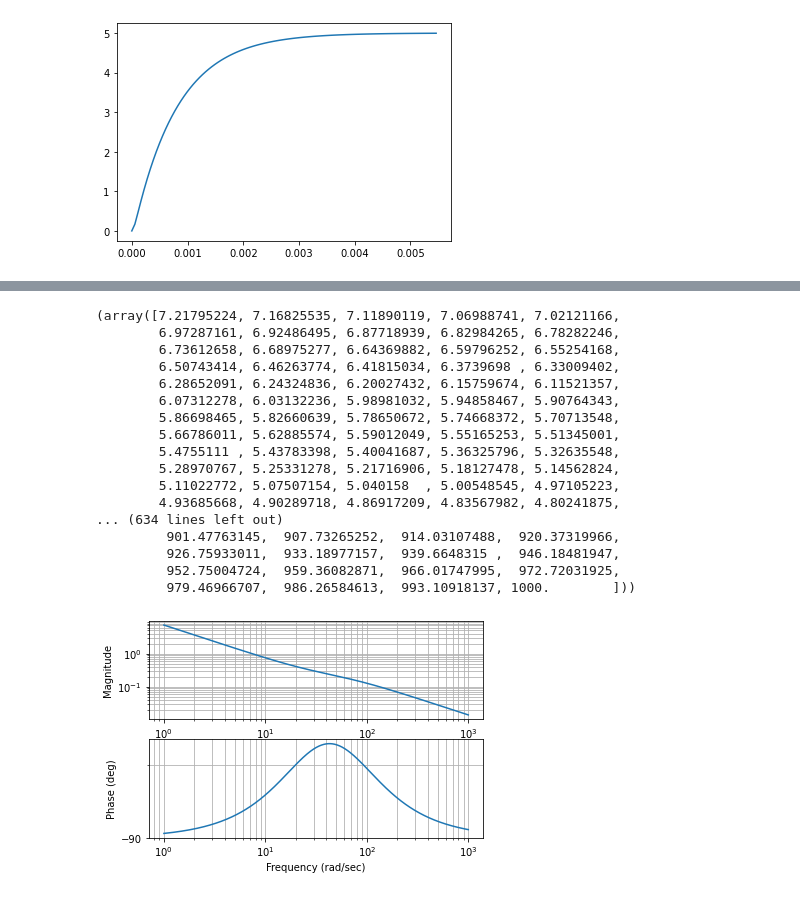
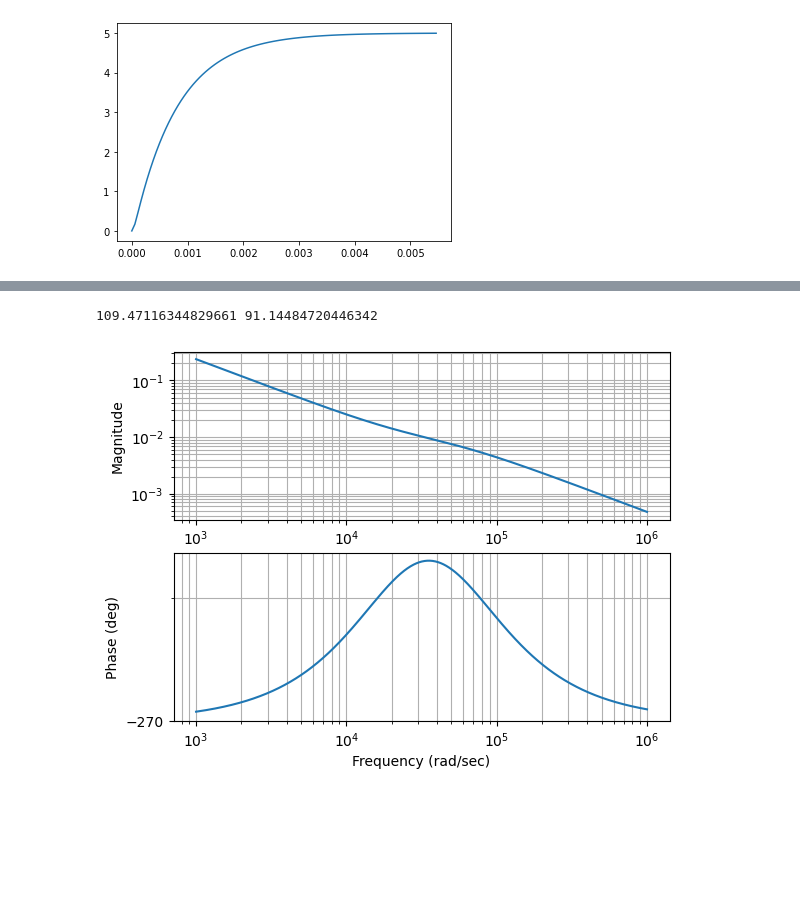
Before and after one commit to akswnd98/compensator, a Jupyter notebook: note.ipynb, the cells around one changed output, grey strips where cells are left out. Drawn from its saved outputs; the diff is of its cells as text; code cells hidden in the pictures; blank space fills up the shorter version.

```diff
--- a/note.ipynb
+++ b/note.ipynb
@@ -96,31 +96,16 @@ print(w_0db)
 # %%
 %matplotlib inline
 
 import numpy as np
 import matplotlib.pyplot as plt
 import control as co
 
-R1, R2, R4, C1, C3 = 2100, 1000, 400, 0.000033, 0.000033
+R1, R2, R4, C1, C3 = 2100, 40, 400, 0.000001, 0.000001
 
-Gc = co.tf([R2 * C1, 1], [R1 * C1 * C3 * R2, (C1 + C3) * R1, 0])
+Gc = -co.tf([R2 * C1, 1], [R1 * C1 * C3 * R2, (C1 + C3) * R1, 0])
 
 mag, phase, omega = co.bode(Gc)
+print(np.max(phase * 180 / np.pi + 360), np.min(phase * 180 / np.pi + 360))
 # %% [output]
-(array([7.21795224, 7.16825535, 7.11890119, 7.06988741, 7.02121166,
-        6.97287161, 6.92486495, 6.87718939, 6.82984265, 6.78282246,
-        6.73612658, 6.68975277, 6.64369882, 6.59796252, 6.55254168,
-        6.50743414, 6.46263774, 6.41815034, 6.3739698 , 6.33009402,
-        6.28652091, 6.24324836, 6.20027432, 6.15759674, 6.11521357,
-        6.07312278, 6.03132236, 5.98981032, 5.94858467, 5.90764343,
-        5.86698465, 5.82660639, 5.78650672, 5.74668372, 5.70713548,
-        5.66786011, 5.62885574, 5.59012049, 5.55165253, 5.51345001,
-        5.4755111 , 5.43783398, 5.40041687, 5.36325796, 5.32635548,
-        5.28970767, 5.25331278, 5.21716906, 5.18127478, 5.14562824,
-        5.11022772, 5.07507154, 5.040158  , 5.00548545, 4.97105223,
-        4.93685668, 4.90289718, 4.86917209, 4.83567982, 4.80241875,
-... (634 lines left out)
-         901.47763145,  907.73265252,  914.03107488,  920.37319966,
-         926.75933011,  933.18977157,  939.6648315 ,  946.18481947,
-         952.75004724,  959.36082871,  966.01747995,  972.72031925,
-         979.46966707,  986.26584613,  993.10918137, 1000.        ]))
+109.47116344829661 91.14484720446342
-[figure, old version]
+[figure, new version]
```
Also changed, not shown: parts of 2 cells of this notebook.
